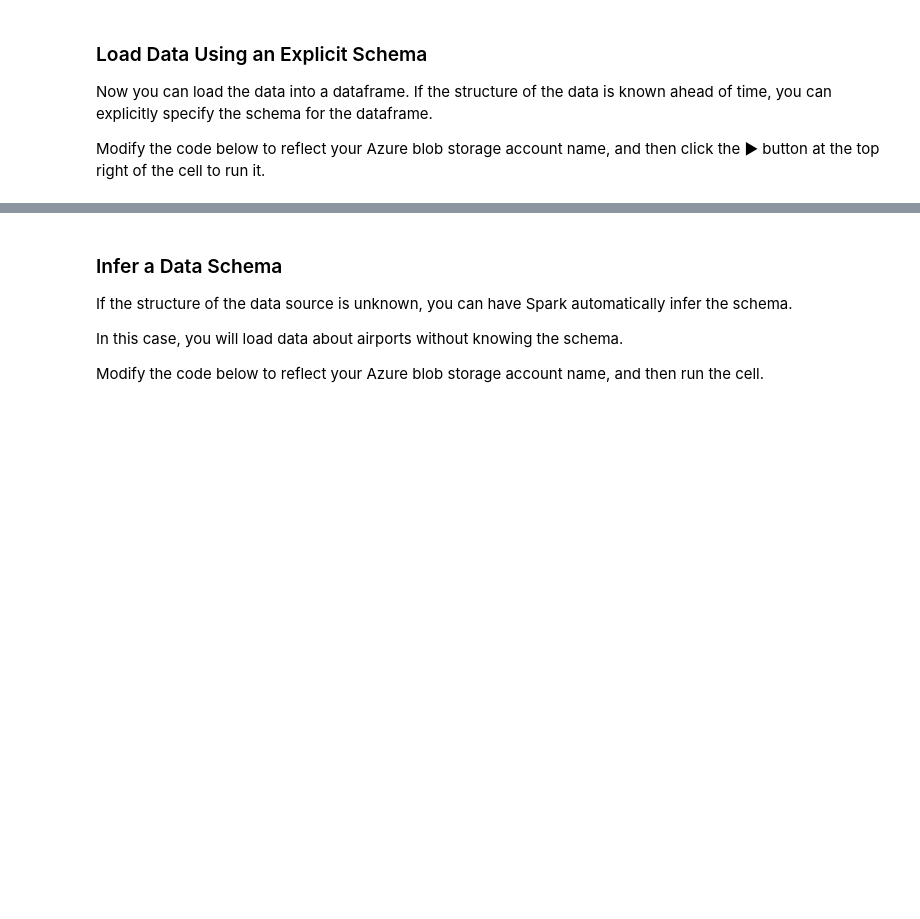
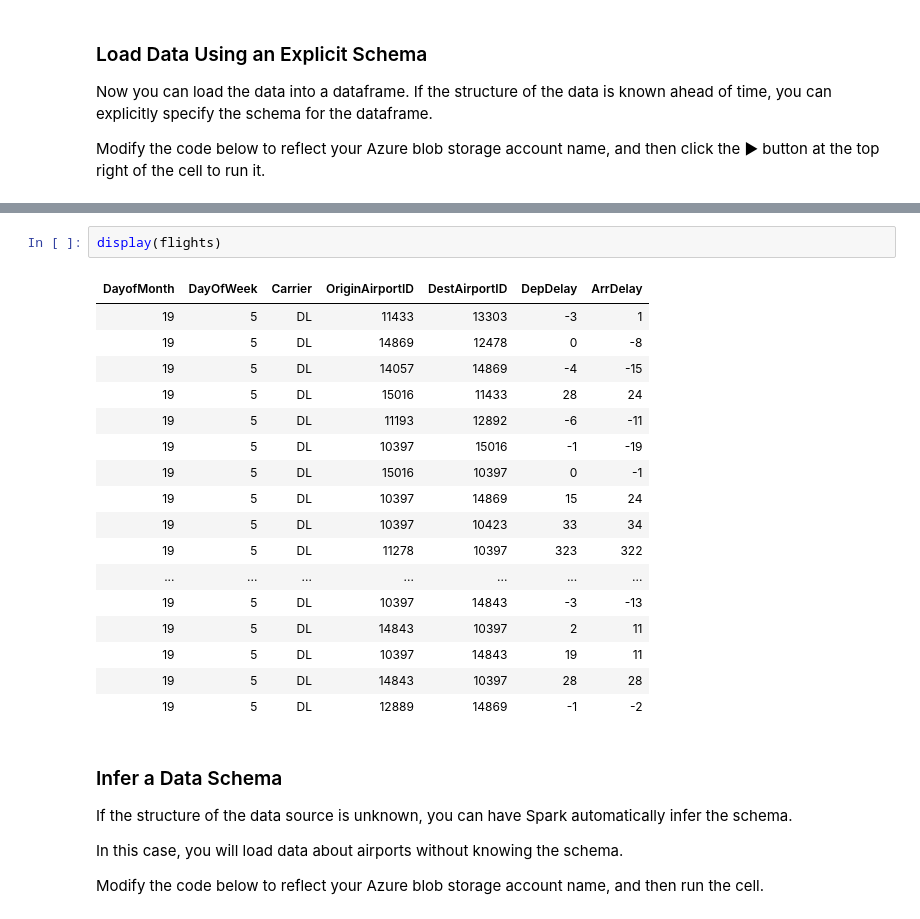
Before and after one commit to jugi92/databricks-intro, a Jupyter notebook: Lab01/Data Exploration.ipynb, the cells around one changed output, grey strips where cells are left out. Cells and saved outputs as stored; diff of their text form; blank space fills up the shorter version.

```diff
--- a/Lab01/Data Exploration.ipynb
+++ b/Lab01/Data Exploration.ipynb
@@ -28,6 +28,26 @@ flights = spark.read.csv(path+"raw-flight-data.csv", schema=flightSchema, header
 flights.show()
 # %% [output]
 [interactive output not drawn]
+# %%
+display(flights)
+# %% [output]
+| DayofMonth | DayOfWeek | Carrier | OriginAirportID | DestAirportID | DepDelay | ArrDelay |
+| 19 | 5 | DL | 11433 | 13303 | -3 | 1 |
+| 19 | 5 | DL | 14869 | 12478 | 0 | -8 |
+| 19 | 5 | DL | 14057 | 14869 | -4 | -15 |
+| 19 | 5 | DL | 15016 | 11433 | 28 | 24 |
+| 19 | 5 | DL | 11193 | 12892 | -6 | -11 |
+| 19 | 5 | DL | 10397 | 15016 | -1 | -19 |
+| 19 | 5 | DL | 15016 | 10397 | 0 | -1 |
+| 19 | 5 | DL | 10397 | 14869 | 15 | 24 |
+| 19 | 5 | DL | 10397 | 10423 | 33 | 34 |
+| 19 | 5 | DL | 11278 | 10397 | 323 | 322 |
+| ... | ... | ... | ... | ... | ... | ... |
+| 19 | 5 | DL | 10397 | 14843 | -3 | -13 |
+| 19 | 5 | DL | 14843 | 10397 | 2 | 11 |
+| 19 | 5 | DL | 10397 | 14843 | 19 | 11 |
+| 19 | 5 | DL | 14843 | 10397 | 28 | 28 |
+| 19 | 5 | DL | 12889 | 14869 | -1 | -2 |
 # %% [markdown]
 ### Infer a Data Schema
 If the structure of the data source is unknown, you can have Spark automatically infer the schema.
```
Also changed, not shown: parts of 2 cells of this notebook.
